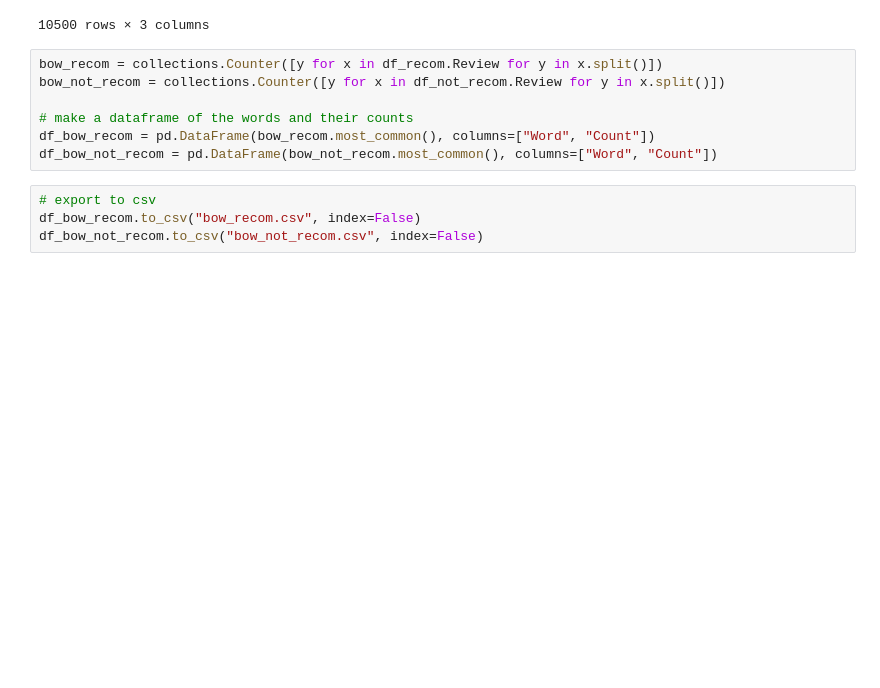
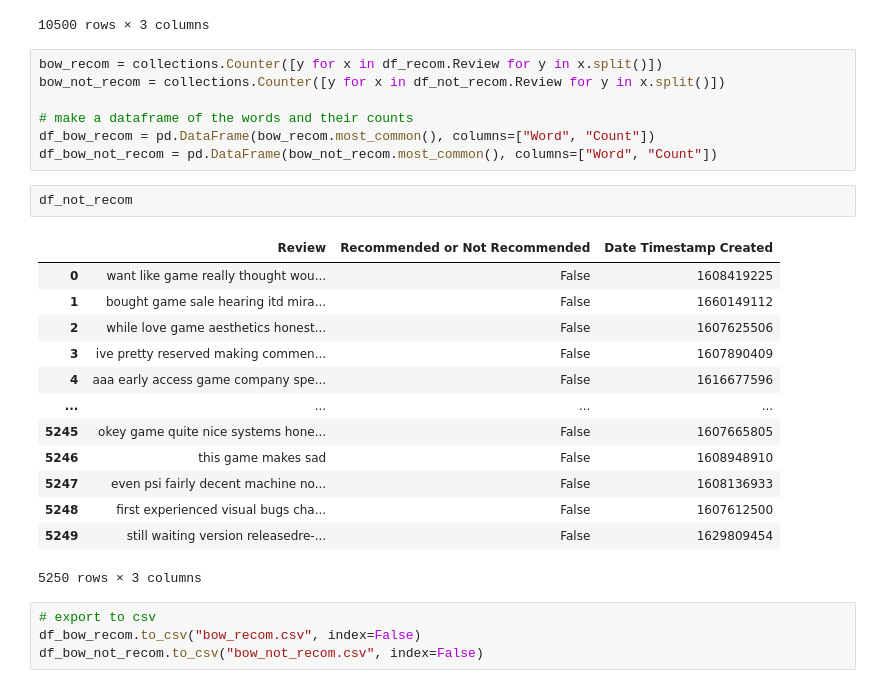
Before and after one commit to nogibjj/NLP-CP2077-Sentiment-Analysis, a Jupyter notebook: 00_source_data/cleaning.ipynb, the cells around one changed output. Drawn from its saved outputs; the diff is of its cells as text; blank space fills up the shorter version.

```diff
--- a/00_source_data/cleaning.ipynb
+++ b/00_source_data/cleaning.ipynb
@@ -121,6 +121,22 @@ bow_not_recom = collections.Counter([y for x in df_not_recom.Review for y in x.s
 # make a dataframe of the words and their counts
 df_bow_recom = pd.DataFrame(bow_recom.most_common(), columns=["Word", "Count"])
 df_bow_not_recom = pd.DataFrame(bow_not_recom.most_common(), columns=["Word", "Count"])
+# %%
+df_not_recom
+# %% [output]
+|  | Review | Recommended or Not Recommended | Date Timestamp Created |
+| 0 | want like game really thought wou... | False | 1608419225 |
+| 1 | bought game sale hearing itd mira... | False | 1660149112 |
+| 2 | while love game aesthetics honest... | False | 1607625506 |
+| 3 | ive pretty reserved making commen... | False | 1607890409 |
+| 4 | aaa early access game company spe... | False | 1616677596 |
+| ... | ... | ... | ... |
+| 5245 | okey game quite nice systems hone... | False | 1607665805 |
+| 5246 | this game makes sad | False | 1608948910 |
+| 5247 | even psi fairly decent machine no... | False | 1608136933 |
+| 5248 | first experienced visual bugs cha... | False | 1607612500 |
+| 5249 | still waiting version releasedre-... | False | 1629809454 |
+5250 rows × 3 columns
 # %%
 # export to csv
 df_bow_recom.to_csv("bow_recom.csv", index=False)
```
Also changed, not shown: parts of 1 cell of this notebook, 5 other files.
